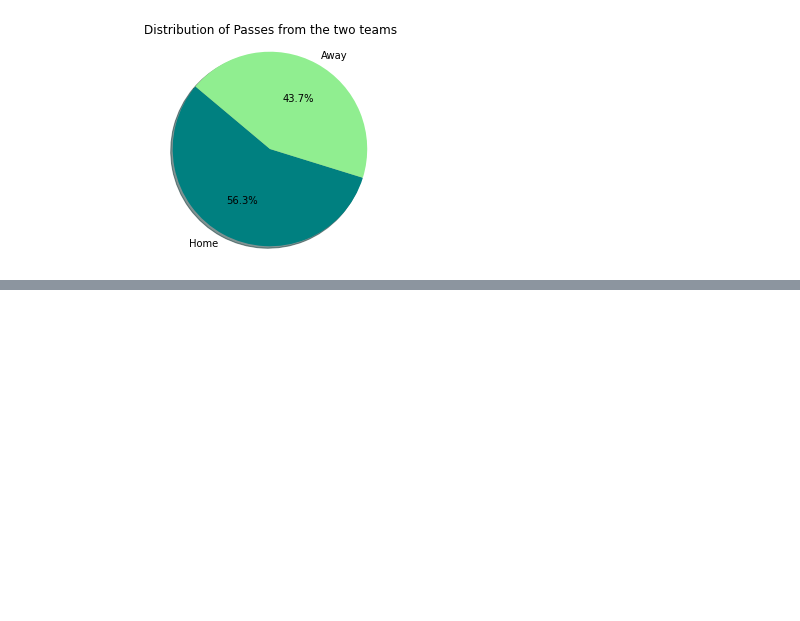
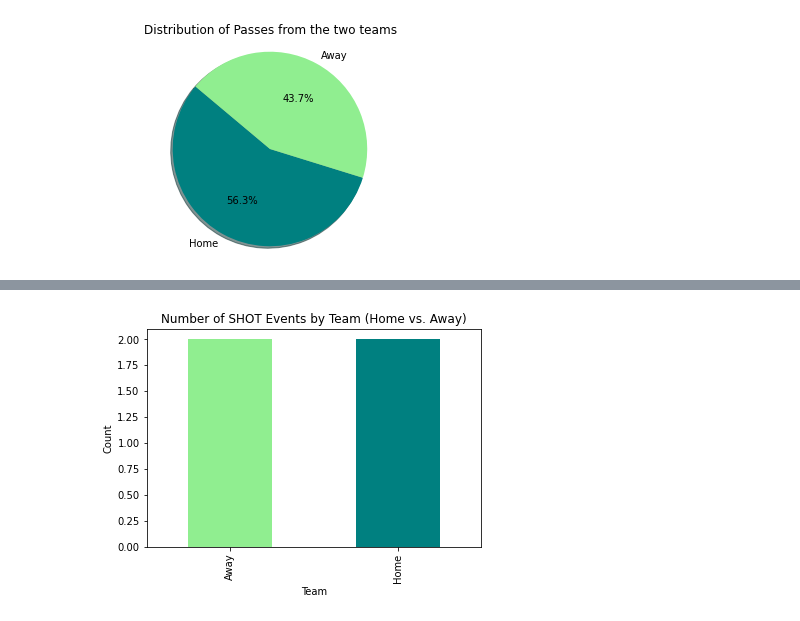
Before and after one commit to nahiid/soccer-impact-factor, a Jupyter notebook: src/impact_factor.ipynb, the cells around one changed output, grey strips where cells are left out. Drawn from its saved outputs; the diff is of its cells as text; code cells hidden in the pictures; blank space fills up the shorter version.

```diff
--- a/src/impact_factor.ipynb
+++ b/src/impact_factor.ipynb
@@ -999,0 +605,19 @@ merged_start
+# %%
+#Filter the DataFrame to select rows with Type 'SHOT' and Subtype 'ON TARGET-GOAL'
+filtered_df = merged_start[(merged_start['Type'] == 'SHOT') & (merged_start['Subtype'] == 'ON TARGET-GOAL')]
+
+# Count the occurrences of 'Team' values in the filtered DataFrame
+team_counts = filtered_df['Team'].value_counts()
+
+# Create a bar plot
+team_counts.plot(kind='bar', color=['lightgreen','teal'])
+
+# Set plot labels and title
+plt.title('Number of SHOT Events by Team (Home vs. Away)')
+plt.xlabel('Team')
+plt.ylabel('Count')
+
+# Show the plot
+plt.show()
+# %% [output]
+[figure, added]
```
Also changed, not shown: parts of 47 cells of this notebook.
